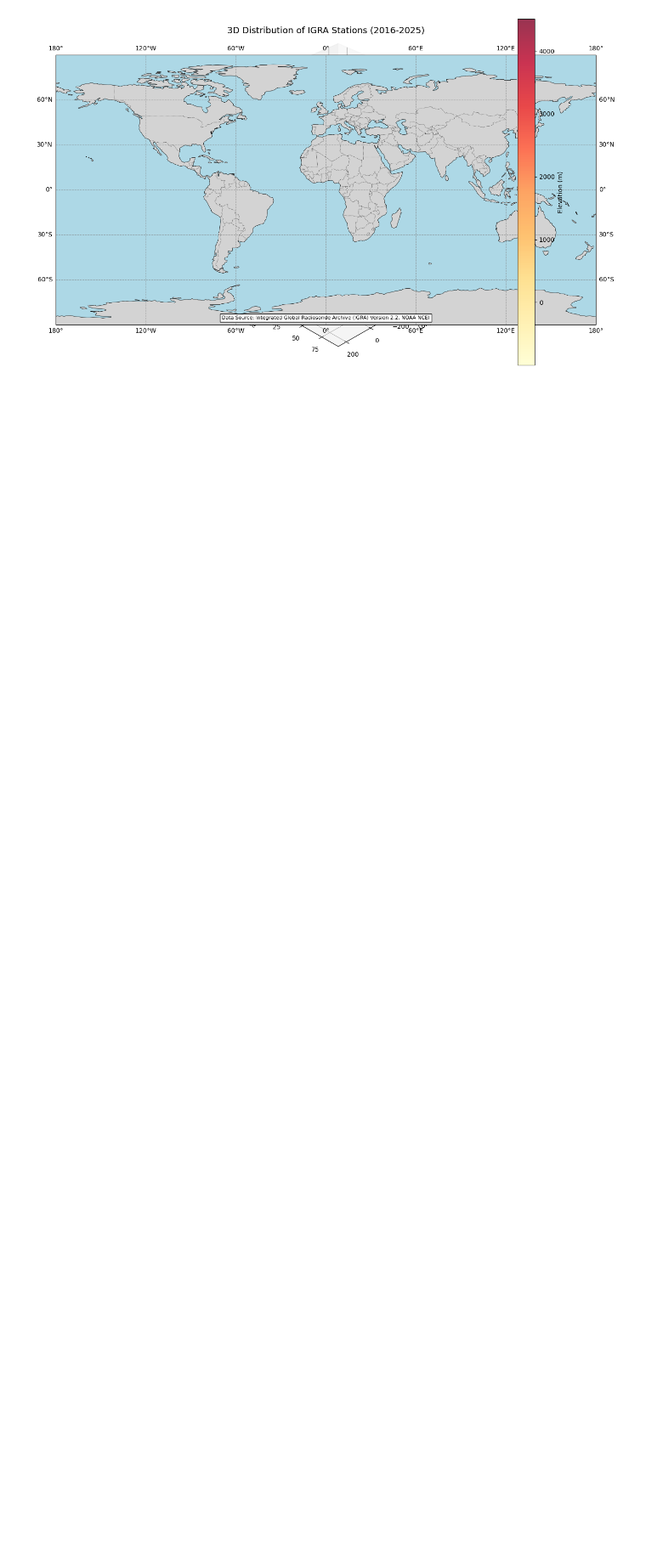
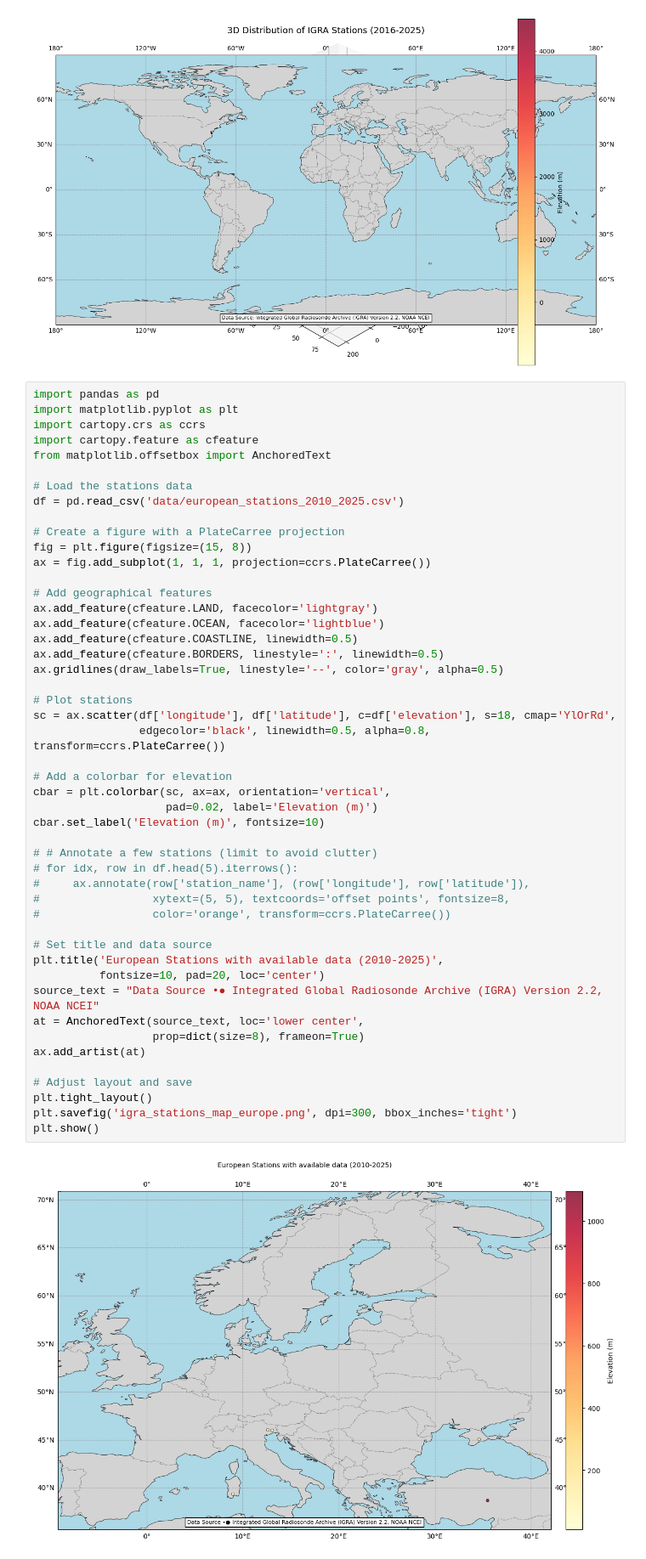
Before and after one commit to JonahKayizzi/Environment-Impact-Assessment-of-Aircraft-Contrails, a Jupyter notebook: experiments/recent_igra_stations.ipynb, the cells around one changed output. Shown at 85% size. Saved outputs shown, nothing was run; the diff lists cells and outputs as text; blank space fills up the shorter version.

```diff
--- a/experiments/recent_igra_stations.ipynb
+++ b/experiments/recent_igra_stations.ipynb
@@ -167,3 +167,53 @@ plt.savefig('igra_stations_3d_map.png', dpi=300, bbox_inches='tight')
 plt.show()
 # %% [output]
 [figure]
+# %%
+import pandas as pd
+import matplotlib.pyplot as plt
+import cartopy.crs as ccrs
+import cartopy.feature as cfeature
+from matplotlib.offsetbox import AnchoredText
+
+# Load the stations data
+df = pd.read_csv('data/european_stations_2010_2025.csv')
+
+# Create a figure with a PlateCarree projection
+fig = plt.figure(figsize=(15, 8))
+ax = fig.add_subplot(1, 1, 1, projection=ccrs.PlateCarree())
+
+# Add geographical features
+ax.add_feature(cfeature.LAND, facecolor='lightgray')
+ax.add_feature(cfeature.OCEAN, facecolor='lightblue')
+ax.add_feature(cfeature.COASTLINE, linewidth=0.5)
+ax.add_feature(cfeature.BORDERS, linestyle=':', linewidth=0.5)
+ax.gridlines(draw_labels=True, linestyle='--', color='gray', alpha=0.5)
+
+# Plot stations
+sc = ax.scatter(df['longitude'], df['latitude'], c=df['elevation'], s=18, cmap='YlOrRd',
+                edgecolor='black', linewidth=0.5, alpha=0.8, transform=ccrs.PlateCarree())
+
+# Add a colorbar for elevation
+cbar = plt.colorbar(sc, ax=ax, orientation='vertical',
+                    pad=0.02, label='Elevation (m)')
+cbar.set_label('Elevation (m)', fontsize=10)
+
+# # Annotate a few stations (limit to avoid clutter)
+# for idx, row in df.head(5).iterrows():
+#     ax.annotate(row['station_name'], (row['longitude'], row['latitude']),
+#                 xytext=(5, 5), textcoords='offset points', fontsize=8,
+#                 color='orange', transform=ccrs.PlateCarree())
+
+# Set title and data source
+plt.title('European Stations with available data (2010-2025)',
+          fontsize=10, pad=20, loc='center')
+source_text = "Data Source •● Integrated Global Radiosonde Archive (IGRA) Version 2.2, NOAA NCEI"
+at = AnchoredText(source_text, loc='lower center',
+                  prop=dict(size=8), frameon=True)
+ax.add_artist(at)
+
+# Adjust layout and save
+plt.tight_layout()
+plt.savefig('igra_stations_map_europe.png', dpi=300, bbox_inches='tight')
+plt.show()
+# %% [output]
+[figure, added]
```
Also changed, not shown: 6 other files.
